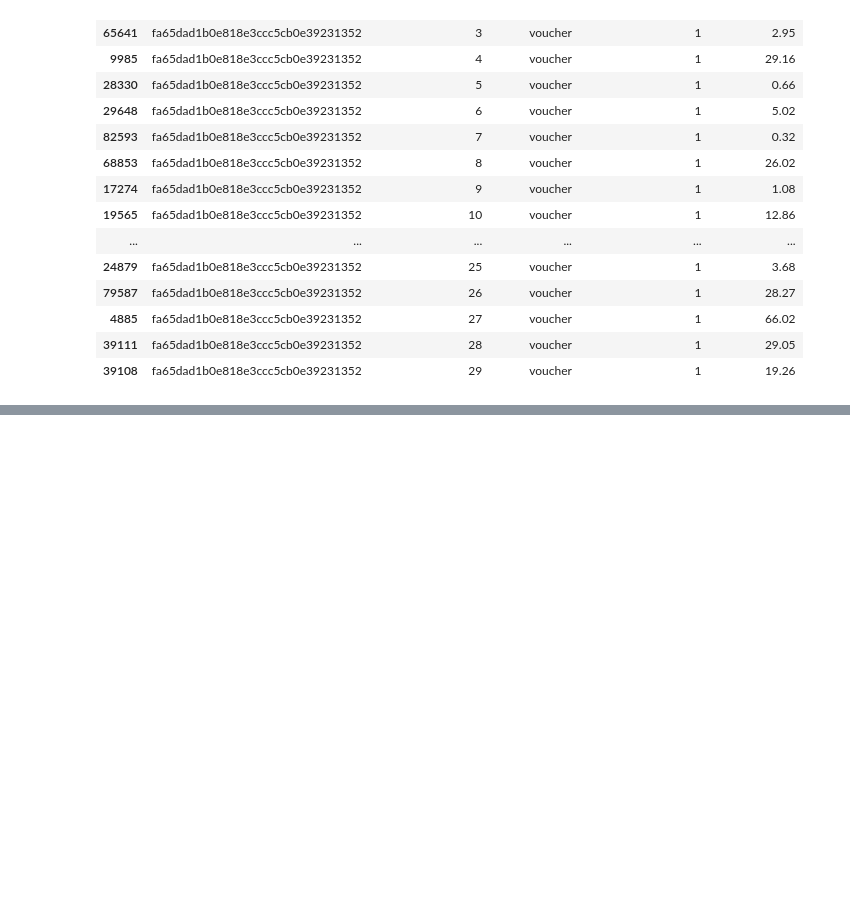
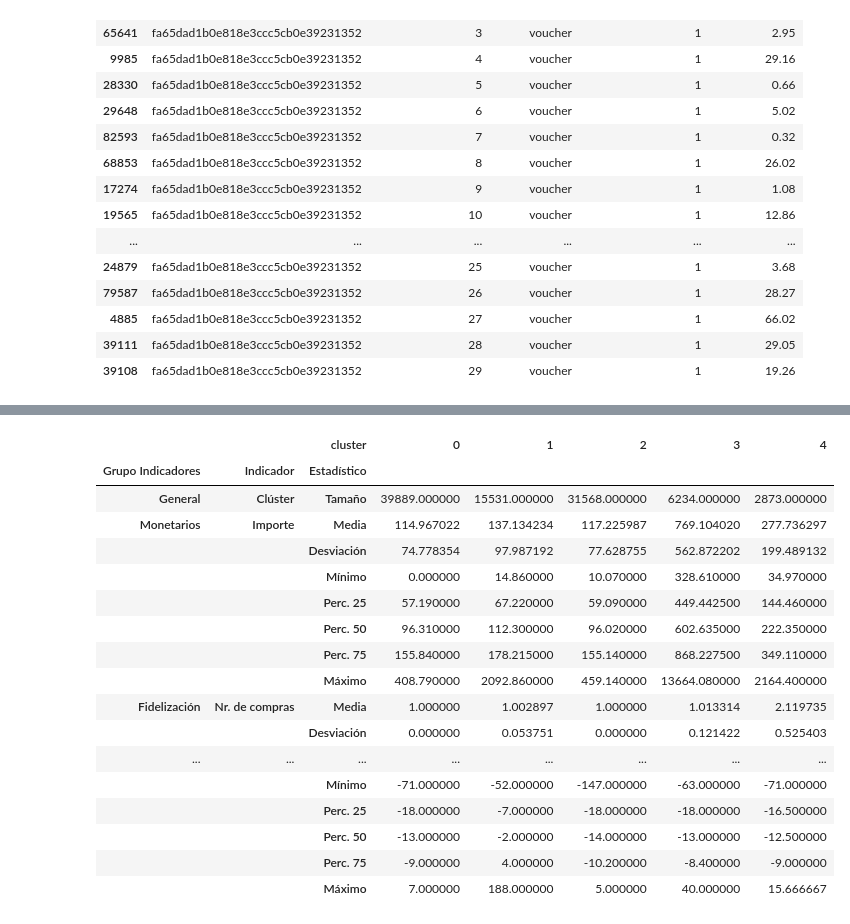
Before and after one commit to jgrau90/KMeans_Olist, a Jupyter notebook: Kmeans_with_pipeline.ipynb, the cells around one changed output, grey strips where cells are left out. Saved outputs shown, nothing was run; the diff lists cells and outputs as text; code cells hidden in the pictures; blank space fills up the shorter version.

```diff
--- a/Kmeans_with_pipeline.ipynb
+++ b/Kmeans_with_pipeline.ipynb
@@ -426,0 +1353,33 @@ payments_df.groupby('order_id').get_group((order_id_)).sort_values(by='payment_s
+# %%
+def generate_multiindex(list_of_tuples, names):
+    return pd.MultiIndex.from_tuples(list_of_tuples, names = names)
+# %%
+names = ["Grupo Indicadores", "Indicador", "Estadístico"]
+index_ficha = generate_multiindex(new_multi_index, names)
+ficha_df.set_index(index_ficha, inplace = True)
+# %%
+tamaño_clusters = X_processed.groupby("cluster").size().to_frame().T
+tamaño_clusters.set_index(generate_multiindex([("General", "Clúster", "Tamaño")] , names), inplace = True)
+# %%
+ficha_df = tamaño_clusters.append(ficha_df)
+# %%
+ficha_df.style.background_gradient(cmap = 'Blues', axis = 1)
+# %% [output]
+|  |  | cluster | 0 | 1 | 2 | 3 | 4 |
+| Grupo Indicadores | Indicador | Estadístico |  |  |  |  |  |
+| General | Clúster | Tamaño | 39889.000000 | 15531.000000 | 31568.000000 | 6234.000000 | 2873.000000 |
+| Monetarios | Importe | Media | 114.967022 | 137.134234 | 117.225987 | 769.104020 | 277.736297 |
+|  |  | Desviación | 74.778354 | 97.987192 | 77.628755 | 562.872202 | 199.489132 |
+|  |  | Mínimo | 0.000000 | 14.860000 | 10.070000 | 328.610000 | 34.970000 |
+|  |  | Perc. 25 | 57.190000 | 67.220000 | 59.090000 | 449.442500 | 144.460000 |
+|  |  | Perc. 50 | 96.310000 | 112.300000 | 96.020000 | 602.635000 | 222.350000 |
+|  |  | Perc. 75 | 155.840000 | 178.215000 | 155.140000 | 868.227500 | 349.110000 |
+|  |  | Máximo | 408.790000 | 2092.860000 | 459.140000 | 13664.080000 | 2164.400000 |
+| Fidelización | Nr. de compras | Media | 1.000000 | 1.002897 | 1.000000 | 1.013314 | 2.119735 |
+|  |  | Desviación | 0.000000 | 0.053751 | 0.000000 | 0.121422 | 0.525403 |
+| ... | ... | ... | ... | ... | ... | ... | ... |
+|  |  | Mínimo | -71.000000 | -52.000000 | -147.000000 | -63.000000 | -71.000000 |
+|  |  | Perc. 25 | -18.000000 | -7.000000 | -18.000000 | -18.000000 | -16.500000 |
+|  |  | Perc. 50 | -13.000000 | -2.000000 | -14.000000 | -13.000000 | -12.500000 |
+|  |  | Perc. 75 | -9.000000 | 4.000000 | -10.200000 | -8.400000 | -9.000000 |
+|  |  | Máximo | 7.000000 | 188.000000 | 5.000000 | 40.000000 | 15.666667 |
```
Also changed, not shown: parts of 94 cells of this notebook.
